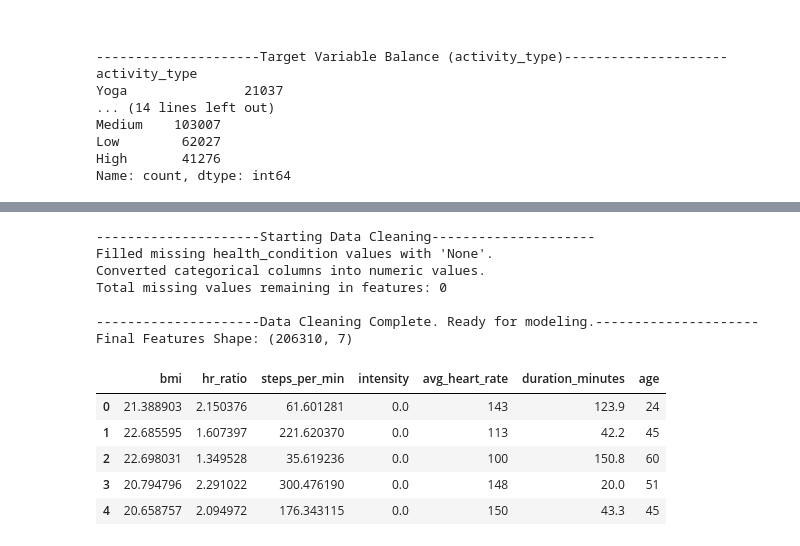
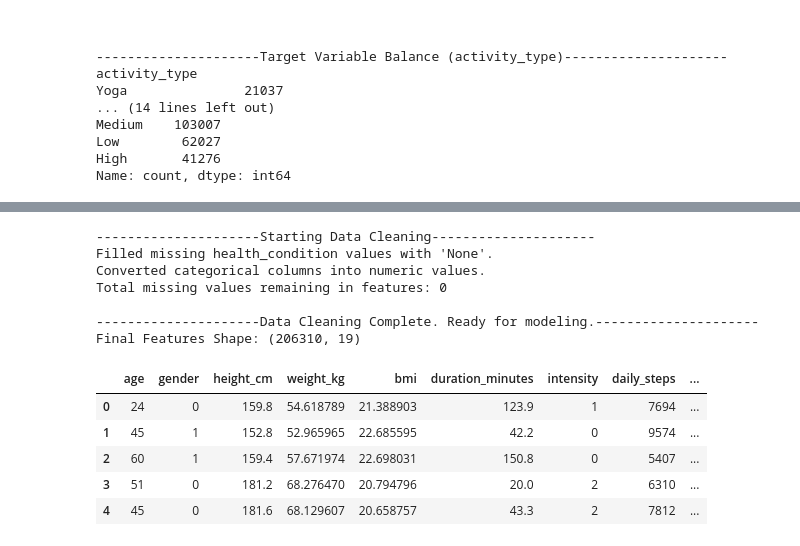
Before and after one commit to evasingh29/AIML2026Projects, a Jupyter notebook: IowaGPT_ProjectK.ipynb, the cells around one changed output, grey strips where cells are left out. Cells and saved outputs as stored; diff of their text form; code cells hidden in the pictures.

```diff
--- a/IowaGPT_ProjectK.ipynb
+++ b/IowaGPT_ProjectK.ipynb
@@ -153,89 +153,76 @@ Yes, we checked the size of the dataset and saw that there are 206,310 rows. We
 print("---------------------Starting Data Cleaning---------------------")
 
 # 1. Handle missing values in the dataset
-# We found 147,120 missing values in 'health_condition'. We fill them with 'None'.
 train_df['health_condition'] = train_df['health_condition'].fillna('None')
 print("Filled missing health_condition values with 'None'.")
 
-# Cleans categorical text columns by converting to strings, removing extra spaces, and standardizing capitalization so they can be safely mapped to numeric values without creating NaNs
+# Clean categorical text so mapping stays consistent
 train_df['intensity'] = train_df['intensity'].astype(str).str.strip().str.capitalize()
 train_df['gender'] = train_df['gender'].astype(str).str.strip()
 train_df['smoking_status'] = train_df['smoking_status'].astype(str).str.strip().str.capitalize()
 train_df['health_condition'] = train_df['health_condition'].astype(str).str.strip().str.capitalize()
 
 # 2. Convert categorical text columns into numbers
-# Mapping ordinal categories (things with a logical order)
-# Low intensity = 0, medium intensity = 1, and high intensity = 2
-train_df['intensity'] = train_df['intensity'].map({'Low': 0, 'Medium': 1, 'High': 2})
-train_df['intensity'] = train_df['intensity'].fillna(0)
-
-# Map all observed gender categories
-# male = 0, female = 1, other = 2
+train_df['intensity'] = train_df['intensity'].map({'Low': 0, 'Medium': 1, 'High': 2}).fillna(0)
 train_df['gender'] = train_df['gender'].map({'M': 0, 'F': 1, 'Other': 2})
-
-# Map smoking statues and health condition features
-# never smoking = 0, former smoker = 1, current smoker = 2
 train_df['smoking_status'] = train_df['smoking_status'].map({'Never': 0, 'Former': 1, 'Current': 2})
-# no health condition = 0, asthma = 1, diabetes = 2, hypertension = 3
 train_df['health_condition'] = train_df['health_condition'].map({'None': 0, 'Asthma': 1, 'Diabetes': 2, 'Hypertension': 3})
-
 print("Converted categorical columns into numeric values.")
 
-# 3. Separate features from the target variable
+# 3. Create lecture-safe engineered features
+train_df['bmi'] = train_df['weight_kg'] / ((train_df['height_cm'] / 100) ** 2)
+parsed_dates = pd.to_datetime(train_df['date'])
+train_df['month'] = parsed_dates.dt.month
+train_df['day'] = parsed_dates.dt.day
 
-# Create BMI (Formula: BMI = weight / height in meters squared)
-# Height and weight alone don't tell much about a person's activity
-# The BMI ratio allows the model to see the participant's body composition, which is a stronger predictor of how they might move and their overall fitness level
-train_df['bmi'] = train_df['weight_kg'] / ((train_df['height_cm'] / 100) ** 2)
-
-# Create heart rate ratio between average heart rate and resting heart rate
-# A higher intensity workout such as running will have a higher heart rate than a lower intensity workout like yoga, which is why we used a ratio
-train_df['hr_ratio'] = train_df['avg_heart_rate'] / train_df['resting_heart_rate']
-
-# High steps in a short duration likely indicates a high-intensity run, while the same steps over a long duration indicates a walk
-train_df['steps_per_min'] = train_df['daily_steps'] / (train_df['duration_minutes'] + 1)
-
-# Selected features list
+# Keep the strongest broad feature set we found while staying within lecture material
 selected_features = [
+    'age',
+    'gender',
+    'height_cm',
+    'weight_kg',
     'bmi',
-    'hr_ratio',
-    'steps_per_min',
+    'duration_minutes',
     'intensity',
+    'daily_steps',
     'avg_heart_rate',
-    'duration_minutes',
-    'age'
+    'resting_heart_rate',
+    'blood_pressure_systolic',
+    'blood_pressure_diastolic',
+    'sleep_hours',
+    'stress_level',
+    'hydration_level',
+    'smoking_status',
+    'health_condition',
+    'month',
+    'day'
 ]
 
-ftrs = train_df[selected_features]
+ftrs = train_df[selected_features].copy()
 tgt = train_df['activity_type']
 
 ftrs = ftrs.replace([np.inf, -np.inf], np.nan)
-# Force everything numeric to catch hidden issues
 ftrs = ftrs.apply(pd.to_numeric, errors='coerce')
-# Fill remaining NaNs
 ftrs = ftrs.fillna(ftrs.mean())
 
-# Double check: This should print 0
 print(f"Total missing values remaining in features: {ftrs.isnull().sum().sum()}")
-
-# display the first 5 rows to see the new features added (BMI, heart rate ratio, steps per minute)
 print("\n---------------------Data Cleaning Complete. Ready for modeling.---------------------")
-print(f"Final Features Shape: {ftrs.shape}") # shows how many rows of data and how many features
+print(f"Final Features Shape: {ftrs.shape}")
 display(ftrs.head())
 # %% [output]
 ---------------------Starting Data Cleaning---------------------
 Filled missing health_condition values with 'None'.
 Converted categorical columns into numeric values.
 Total missing values remaining in features: 0
 
 ---------------------Data Cleaning Complete. Ready for modeling.---------------------
-Final Features Shape: (206310, 7)
+Final Features Shape: (206310, 19)
-|  | bmi | hr_ratio | steps_per_min | intensity | avg_heart_rate | duration_minutes | age |
-| 0 | 21.388903 | 2.150376 | 61.601281 | 0.0 | 143 | 123.9 | 24 |
-| 1 | 22.685595 | 1.607397 | 221.620370 | 0.0 | 113 | 42.2 | 45 |
-| 2 | 22.698031 | 1.349528 | 35.619236 | 0.0 | 100 | 150.8 | 60 |
-| 3 | 20.794796 | 2.291022 | 300.476190 | 0.0 | 148 | 20.0 | 51 |
-| 4 | 20.658757 | 2.094972 | 176.343115 | 0.0 | 150 | 43.3 | 45 |
+|  | age | gender | height_cm | weight_kg | bmi | duration_minutes | intensity | daily_steps | ... |
+| 0 | 24 | 0 | 159.8 | 54.618789 | 21.388903 | 123.9 | 1 | 7694 | ... |
+| 1 | 45 | 1 | 152.8 | 52.965965 | 22.685595 | 42.2 | 0 | 9574 | ... |
+| 2 | 60 | 1 | 159.4 | 57.671974 | 22.698031 | 150.8 | 0 | 5407 | ... |
+| 3 | 51 | 0 | 181.2 | 68.276470 | 20.794796 | 20.0 | 2 | 6310 | ... |
+| 4 | 45 | 0 | 181.6 | 68.129607 | 20.658757 | 43.3 | 2 | 7812 | ... |
 # %% [markdown]
 ## 2. Feature Engineering Justification
 
```
Also changed, not shown: parts of 10 cells of this notebook, 1 other file.
